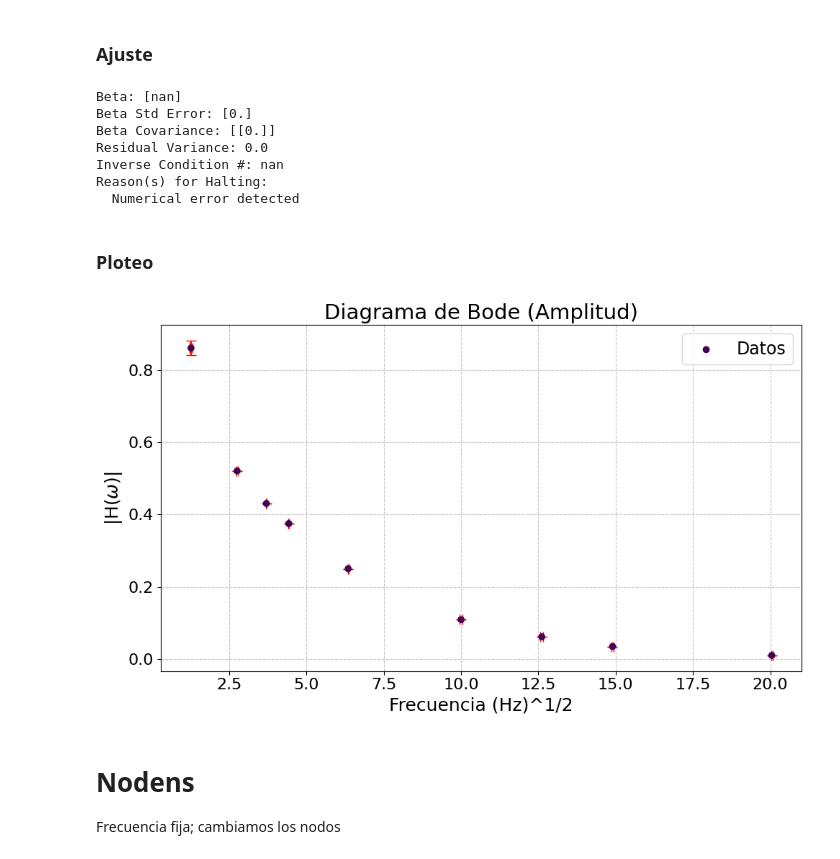
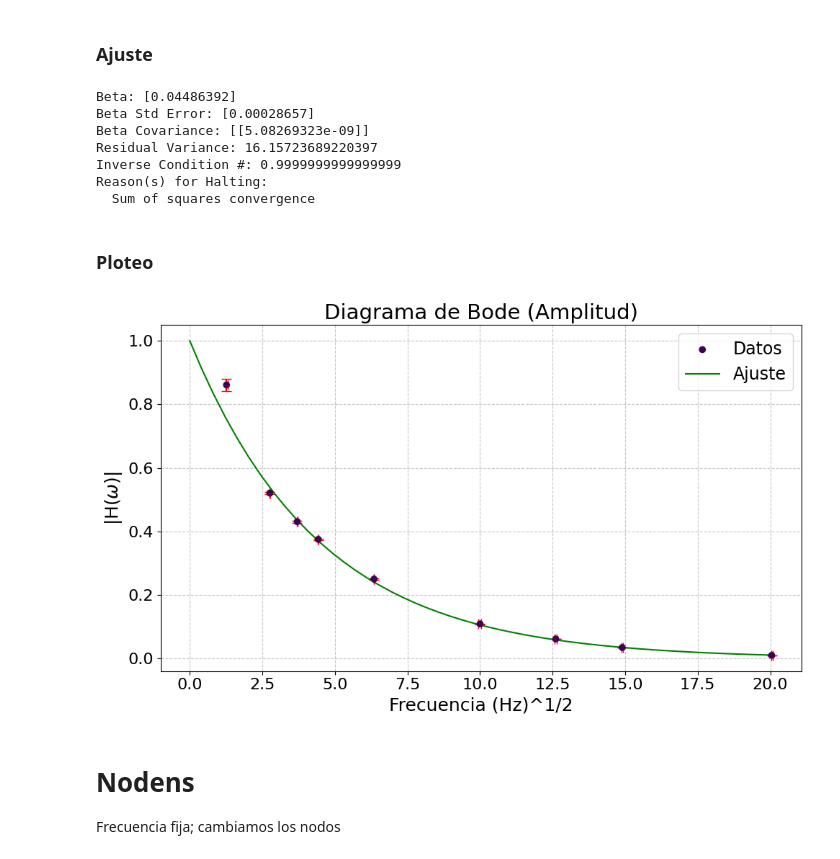
Before and after one commit to Lekkito/data-analysis-physics, a Jupyter notebook: electromagnetism/2 - transfer function.ipynb, the cells around one changed output. Drawn from its saved outputs; the diff is of its cells as text; code cells hidden in the pictures.

```diff
--- a/electromagnetism/2 - transfer function.ipynb
+++ b/electromagnetism/2 - transfer function.ipynb
@@ -66,7 +66,7 @@ datos1['fase'] = 2 * np.pi * datos1['frec'] * datos1['dt']
 # Calculo err_vo/vi con ufloat
 def calculate_err_vovi(row):
 	if row['vi'] != 0:  # Que no divida por cero
-		return round((ufloat(row['vo'], row['errvo']) / ufloat(row['vi'], row['errvi'])).std_dev, 2)
+		return (ufloat(row['vo'], row['errvo']) / ufloat(row['vi'], row['errvi'])).std_dev
 	else:
 		return np.nan
 
@@ -82,7 +82,7 @@ datos1['errfase'] = datos1.apply(calculate_err_fase, axis=1)
 
 def calculate_err_raiz(row):
 	if row['frec'] != 0:  # Que no divida por cero
-		return round((ufloat(row['frec'], row['errfrec'])**(1/2)).std_dev, 2)
+		return (ufloat(row['frec'], row['errfrec'])**(1/2)).std_dev
 	else:
 		return np.nan
 
@@ -100,7 +100,7 @@ xerr = datos1['errraiz']
 yerr = datos1['err_vo/vi']
 
 def Ajuste(B, f):
-  return np.exp(-B[0]*f)
+  return np.exp(-B*f*5)
 
 func = ODR.Model(Ajuste)
 data_real = ODR.RealData(x, y, xerr, yerr)
@@ -115,46 +115,47 @@ out.pprint()
 #print("Tau es", tau.nominal_value, "+-", tau.std_dev, "s")
 #print(f"Tau = {tau:.5e} s")
 # %% [output]
-Beta: [nan]
-Beta Std Error: [0.]
-Beta Covariance: [[0.]]
-Residual Variance: 0.0
-Inverse Condition #: nan
+Beta: [0.04486392]
+Beta Std Error: [0.00028657]
+Beta Covariance: [[5.08269323e-09]]
+Residual Variance: 16.15723689220397
+Inverse Condition #: 0.9999999999999999
 Reason(s) for Halting:
-  Numerical error detected
+  Sum of squares convergence
 # %% [markdown]
 ### Ploteo
 # %%
 x = datos1['frec']**(1/2)
 y = datos1['vo/vi']
 xerr = datos1['errraiz']
 yerr = datos1['err_vo/vi']
 
 fig, ax = plt.subplots(figsize=(10, 6))
 scatter = ax.scatter(x, y, c=datos1['nodo'], cmap='viridis', zorder=4, label="Datos")
 ax.errorbar(x, y, xerr=xerr, yerr=yerr, fmt="none", ecolor="red", zorder=3, capsize=5)
+ax.plot(np.linspace(0,20), Ajuste(Aj[0], np.linspace(0,20)), "-", color='green', zorder=3, label='Ajuste')
 #plt.colorbar(scatter, ax=ax, label='Nodo')  # Agregar barra de color para referencia
 #ax.errorbar(x, y, xerr=xerr, yerr=yerr, fmt="bo",
 #            ecolor= "red", zorder=4, label="Datos",capsize=5)
 #ax.plot(np.logspace(1, np.log10(2*(10**6))), Ajuste(Aj[0], np.logspace(1, np.log10(2*(10**6)))), "-", color='green', zorder=3, label='Ajuste')
 #ax.plot(np.logspace(1, np.log10(2*(10**6))), Ajuste1(Aj1[0], np.logspace(1, np.log10(2*(10**6)))), "-", color='green', zorder=3, label='Ajuste Fase')
 
 #ax.plot(np.logspace(1, np.log10(2*(10**6))), Ajuste(1e-4, np.logspace(1, np.log10(2*(10**6)))), "-", color='teal', label="Modelo")
 #ax.set_xscale("log")
 #ax.set_yscale("log")
 ax.grid(True, linestyle='--', alpha=0.7)
 ax.legend(fontsize=17)
 plt.xticks(fontsize='16')
 plt.yticks(fontsize='16')
 
 ax.set_xlabel("Frecuencia (Hz)^1/2", fontsize=18)
 ax.set_ylabel(r"|H($\omega$)|", fontsize=18) #Sería más correcto usar H(f), los datos son de frecuencia, no frecuencia angular
 ax.set_title("Diagrama de Bode (Amplitud)", fontsize=21)
 
 plt.tight_layout()
 plt.show()
 # %% [output]
-[figure, old version]
+[figure, new version]
 # %% [markdown]
 # Nodens
 
```
Also changed, not shown: 1 other file.
